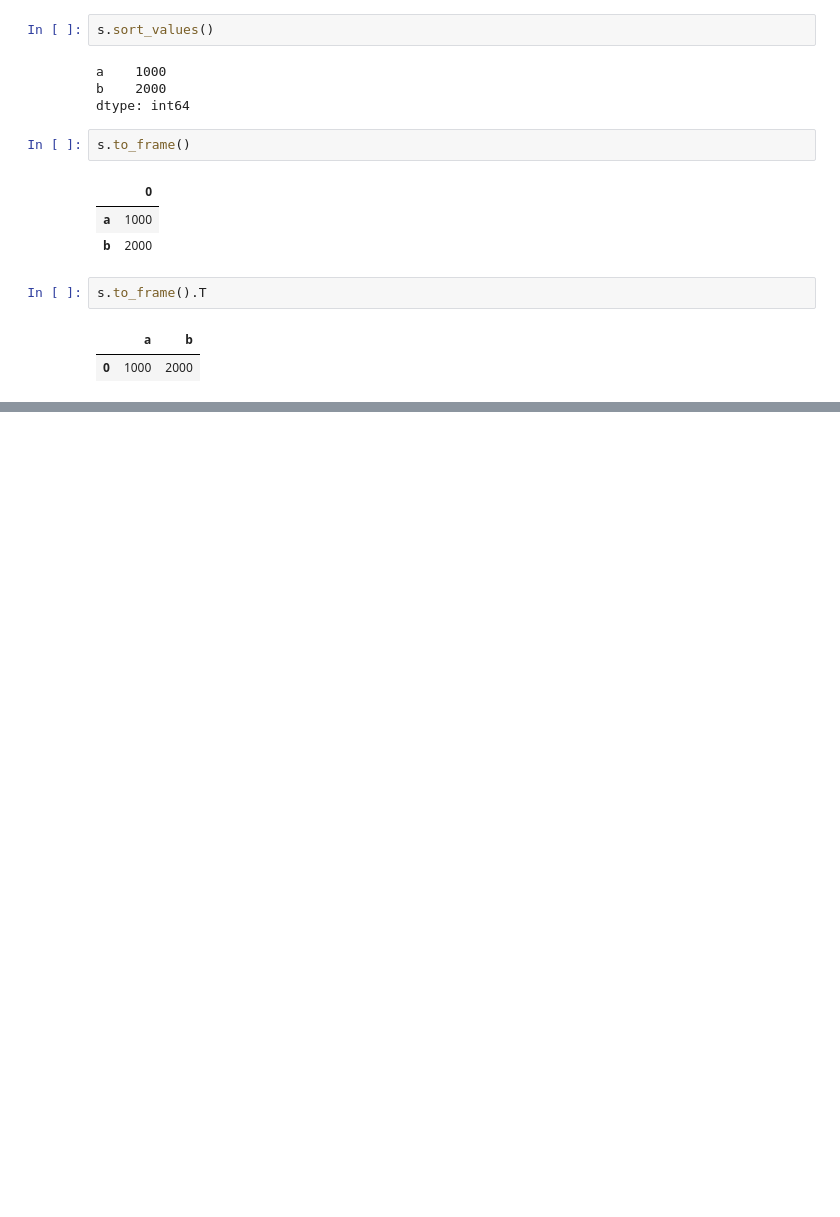
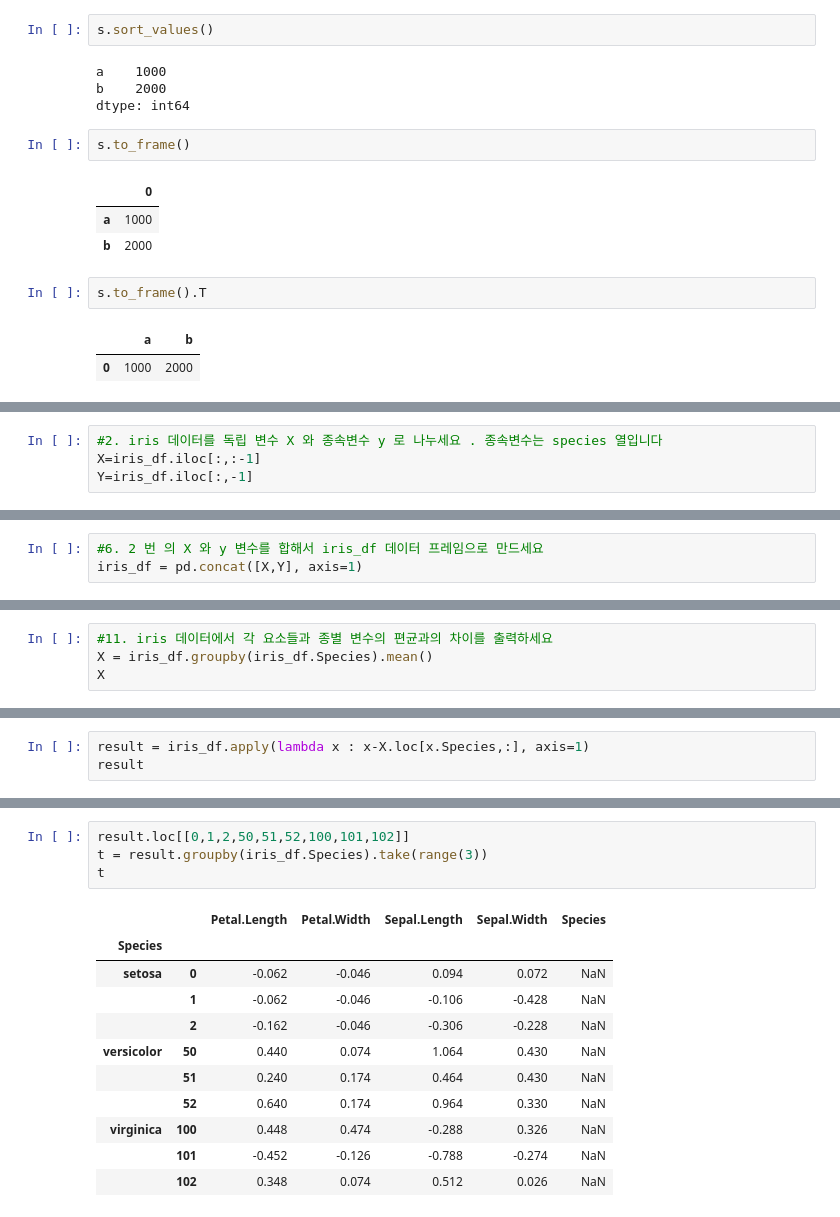
Before and after one commit to nvmr6/BIGDATA, a Jupyter notebook: python/ch12 데이터프레임과 시리즈 8~13.ipynb, the cells around one changed output, grey strips where cells are left out. Drawn from its saved outputs; the diff is of its cells as text; blank space fills up the shorter version.

```diff
--- a/python/ch12 데이터프레임과 시리즈 8~13.ipynb
+++ b/python/ch12 데이터프레임과 시리즈 8~13.ipynb
@@ -1011,0 +1162,4 @@ s.to_frame().T
+# %%
+#2. iris 데이터를 독립 변수 X 와 종속변수 y 로 나누세요 . 종속변수는 species 열입니다
+X=iris_df.iloc[:,:-1]
+Y=iris_df.iloc[:,-1]
@@ -1011,0 +1187,3 @@ s.to_frame().T
+# %%
+#6. 2 번 의 X 와 y 변수를 합해서 iris_df 데이터 프레임으로 만드세요
+iris_df = pd.concat([X,Y], axis=1)
@@ -1011,0 +1249,4 @@ s.to_frame().T
+# %%
+#11. iris 데이터에서 각 요소들과 종별 변수의 편균과의 차이를 출력하세요
+X = iris_df.groupby(iris_df.Species).mean()
+X
@@ -1011,0 +1286,3 @@ s.to_frame().T
+# %%
+result = iris_df.apply(lambda x : x-X.loc[x.Species,:], axis=1)
+result
@@ -1011,0 +1303,16 @@ s.to_frame().T
+# %%
+result.loc[[0,1,2,50,51,52,100,101,102]]
+t = result.groupby(iris_df.Species).take(range(3))
+t
+# %% [output]
+|  |  | Petal.Length | Petal.Width | Sepal.Length | Sepal.Width | Species |
+| Species |  |  |  |  |  |  |
+| setosa | 0 | -0.062 | -0.046 | 0.094 | 0.072 | NaN |
+|  | 1 | -0.062 | -0.046 | -0.106 | -0.428 | NaN |
+|  | 2 | -0.162 | -0.046 | -0.306 | -0.228 | NaN |
+| versicolor | 50 | 0.440 | 0.074 | 1.064 | 0.430 | NaN |
+|  | 51 | 0.240 | 0.174 | 0.464 | 0.430 | NaN |
+|  | 52 | 0.640 | 0.174 | 0.964 | 0.330 | NaN |
+| virginica | 100 | 0.448 | 0.474 | -0.288 | 0.326 | NaN |
+|  | 101 | -0.452 | -0.126 | -0.788 | -0.274 | NaN |
+|  | 102 | 0.348 | 0.074 | 0.512 | 0.026 | NaN |
```
Also changed, not shown: parts of 28 cells of this notebook, 4 other files.
